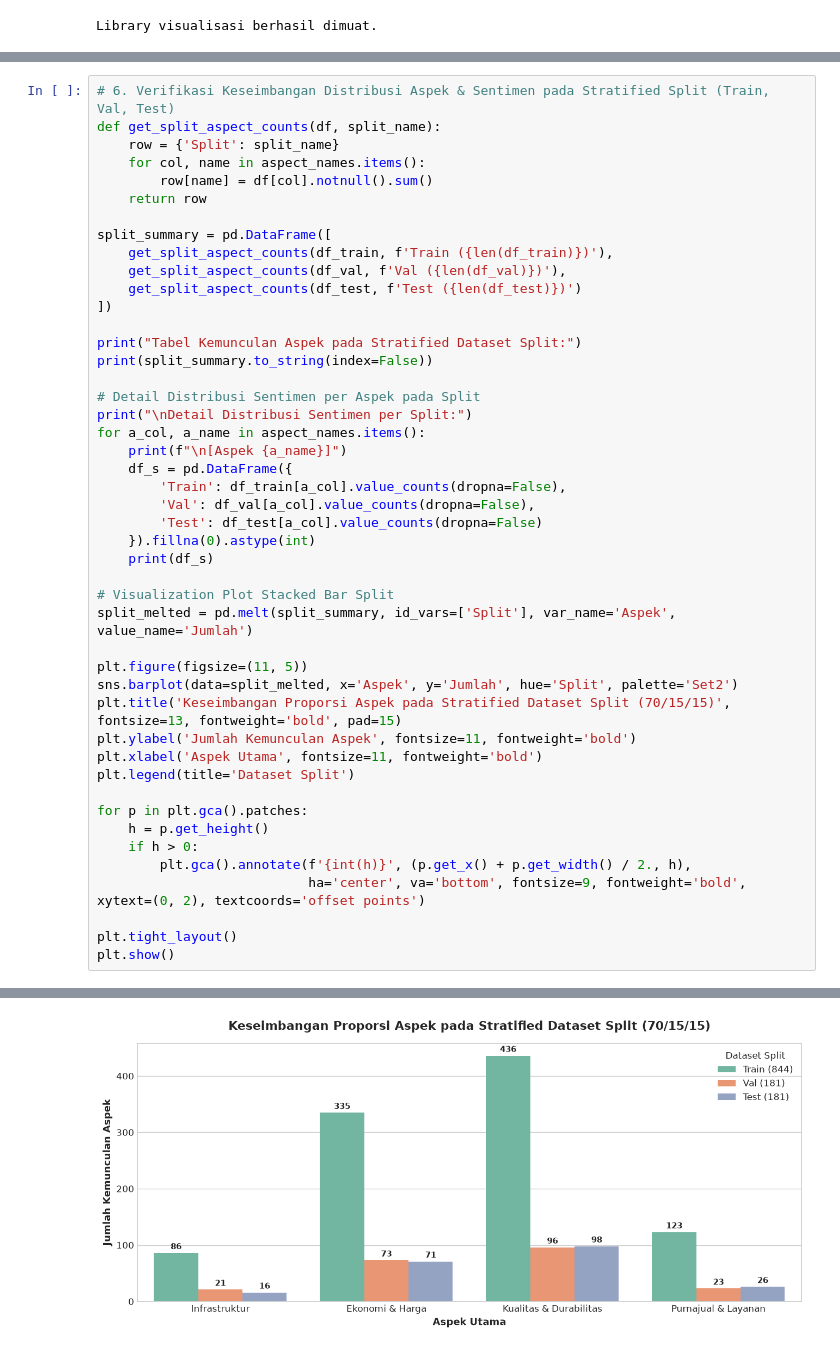
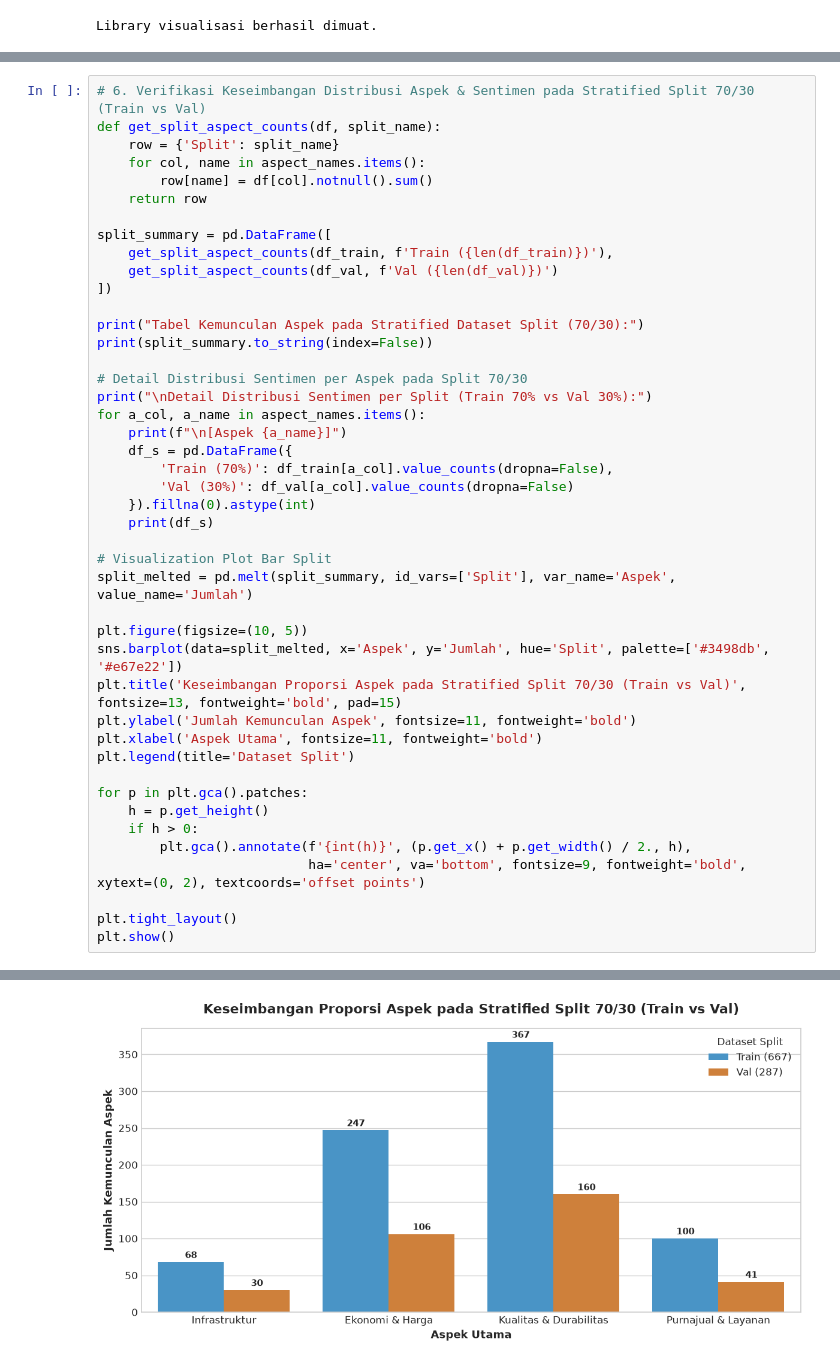
Before and after one commit to wicaksonohanif/aspect_based_SA_EV, a Jupyter notebook: notebooks/03_eda_labeled_dataset.ipynb, the cells around one changed output, grey strips where cells are left out. Drawn from its saved outputs; the diff is of its cells as text.

Commit message:
feat: filter 100% pure human gold standard dataset and split 70/30 train/val

```diff
--- a/notebooks/03_eda_labeled_dataset.ipynb
+++ b/notebooks/03_eda_labeled_dataset.ipynb
@@ -278,5 +273,5 @@ plt.show()
 # %%
-# 6. Verifikasi Keseimbangan Distribusi Aspek & Sentimen pada Stratified Split (Train, Val, Test)
+# 6. Verifikasi Keseimbangan Distribusi Aspek & Sentimen pada Stratified Split 70/30 (Train vs Val)
 def get_split_aspect_counts(df, split_name):
     row = {'Split': split_name}
     for col, name in aspect_names.items():
@@ -285,30 +280,28 @@ def get_split_aspect_counts(df, split_name):
 
 split_summary = pd.DataFrame([
     get_split_aspect_counts(df_train, f'Train ({len(df_train)})'),
-    get_split_aspect_counts(df_val, f'Val ({len(df_val)})'),
-    get_split_aspect_counts(df_test, f'Test ({len(df_test)})')
+    get_split_aspect_counts(df_val, f'Val ({len(df_val)})')
 ])
 
-print("Tabel Kemunculan Aspek pada Stratified Dataset Split:")
+print("Tabel Kemunculan Aspek pada Stratified Dataset Split (70/30):")
 print(split_summary.to_string(index=False))
 
-# Detail Distribusi Sentimen per Aspek pada Split
-print("\nDetail Distribusi Sentimen per Split:")
+# Detail Distribusi Sentimen per Aspek pada Split 70/30
+print("\nDetail Distribusi Sentimen per Split (Train 70% vs Val 30%):")
 for a_col, a_name in aspect_names.items():
     print(f"\n[Aspek {a_name}]")
     df_s = pd.DataFrame({
-        'Train': df_train[a_col].value_counts(dropna=False),
-        'Val': df_val[a_col].value_counts(dropna=False),
-        'Test': df_test[a_col].value_counts(dropna=False)
+        'Train (70%)': df_train[a_col].value_counts(dropna=False),
+        'Val (30%)': df_val[a_col].value_counts(dropna=False)
     }).fillna(0).astype(int)
     print(df_s)
 
-# Visualization Plot Stacked Bar Split
+# Visualization Plot Bar Split
 split_melted = pd.melt(split_summary, id_vars=['Split'], var_name='Aspek', value_name='Jumlah')
 
-plt.figure(figsize=(11, 5))
-sns.barplot(data=split_melted, x='Aspek', y='Jumlah', hue='Split', palette='Set2')
-plt.title('Keseimbangan Proporsi Aspek pada Stratified Dataset Split (70/15/15)', fontsize=13, fontweight='bold', pad=15)
+plt.figure(figsize=(10, 5))
+sns.barplot(data=split_melted, x='Aspek', y='Jumlah', hue='Split', palette=['#3498db', '#e67e22'])
+plt.title('Keseimbangan Proporsi Aspek pada Stratified Split 70/30 (Train vs Val)', fontsize=13, fontweight='bold', pad=15)
 plt.ylabel('Jumlah Kemunculan Aspek', fontsize=11, fontweight='bold')
 plt.xlabel('Aspek Utama', fontsize=11, fontweight='bold')
 plt.legend(title='Dataset Split')
@@ -342,2 +335,2 @@ NaN                    721  158   155
-[figure, old version]
+[figure, new version]
 # %% [markdown]
```
Also changed, not shown: parts of 10 cells of this notebook, 10 other files.
